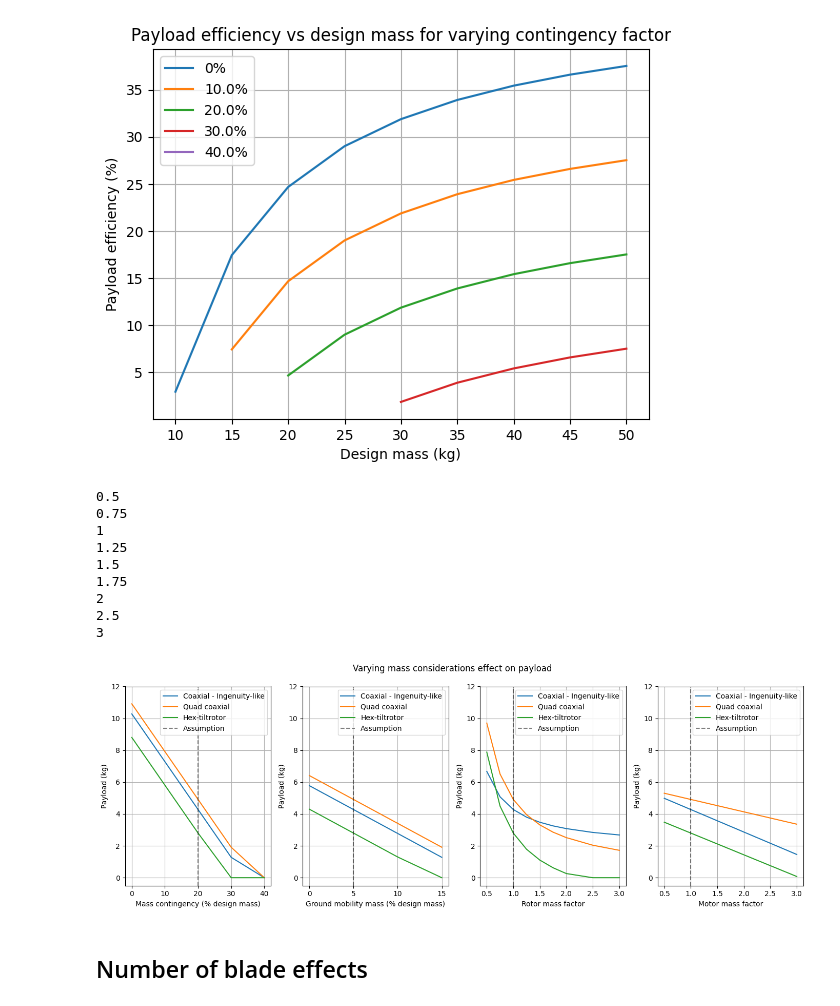
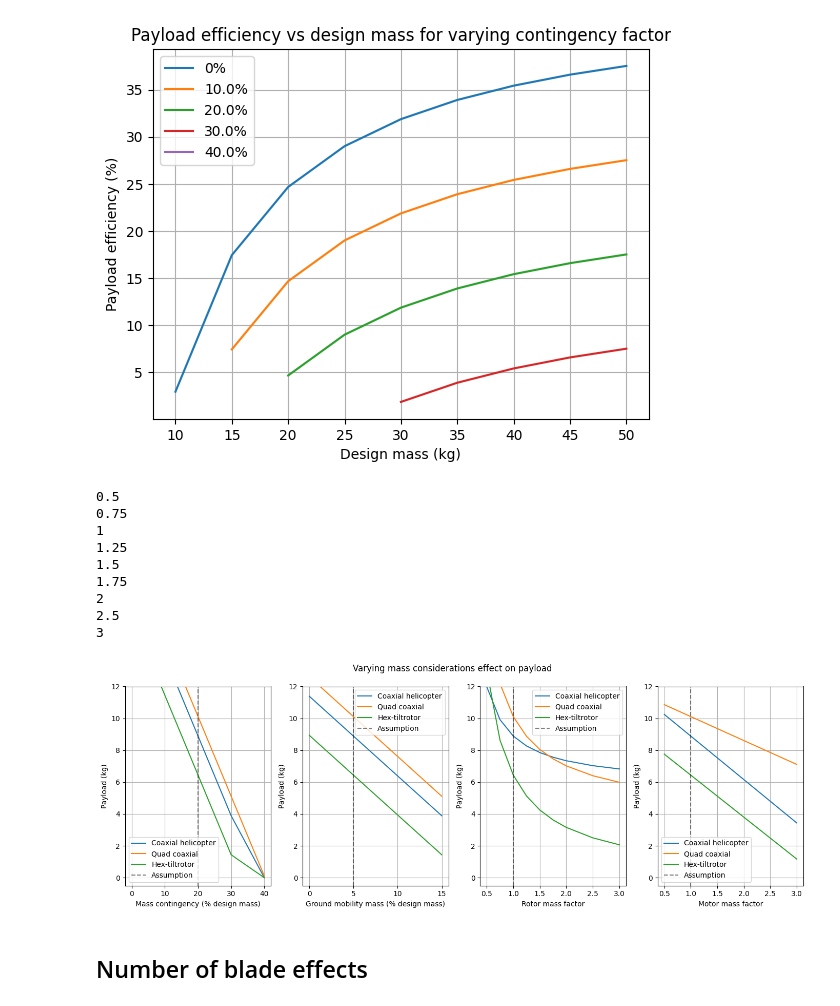
Before and after one commit to bened-wards/multimodal_mars_sampler, a Jupyter notebook: analysis.ipynb, the cells around one changed output. Cells and saved outputs as stored; diff of their text form; code cells hidden in the pictures.

```diff
--- a/analysis.ipynb
+++ b/analysis.ipynb
@@ -20,7 +21,7 @@ design_assumptions = DesignAssumptions()
 # %%
 # design_constraints.MAX_DIAMETER = 1000
 
-coaxial = CoaxialRotorcraft("Coaxial - Ingenuity-like", 2, 4, mission_scenario, design_constraints, design_assumptions)
+coaxial = CoaxialRotorcraft("Coaxial helicopter", 2, 4, mission_scenario, design_constraints, design_assumptions)
 quad = ConventionalRotorcraft("Quadcopter", 4, 4, mission_scenario, design_constraints, design_assumptions)
 hex = ConventionalRotorcraft("Hexcopter", 6, 4, mission_scenario, design_constraints, design_assumptions)
 octo = ConventionalRotorcraft("Octocopter", 8, 4, mission_scenario, design_constraints, design_assumptions)
@@ -202,7 +206,7 @@ plt.show()
 
 
 fig, (ax1,ax2,ax3,ax4) = plt.subplots(1, 4, figsize=(14,5))
-design_mass = 30
+design_mass = 50
 MAX_DIAMETER = 1000
 contingencies = [0, 0.1, 0.2, 0.3, 0.4]
 aircrafts = [coaxial, quad_coaxial, tiltrotor]
@@ -211,7 +215,7 @@ design_assumptions = DesignAssumptions()
 payloads_data = {aircraft.name: [] for aircraft in aircrafts}
 for contingency in contingencies:
     design_constraints.CONTINGENCY_WEIGHT_FACTOR = contingency
-    coaxial = CoaxialRotorcraft("Coaxial - Ingenuity-like", 2, 4, mission_scenario, design_constraints, design_assumptions)
+    coaxial = CoaxialRotorcraft("Coaxial helicopter", 2, 4, mission_scenario, design_constraints, design_assumptions)
     quad_coaxial = CoaxialRotorcraft("Quad coaxial", 8, 4, mission_scenario, design_constraints, design_assumptions)
     tiltrotor = TiltRotorcraft("Hex-tiltrotor", 6, 4, 4, mission_scenario, design_constraints, design_assumptions)
     aircrafts = [coaxial, quad_coaxial, tiltrotor]
@@ -238,7 +242,7 @@ gm_props = [0, 0.01, 0.02, 0.05, 0.08, 0.1, 0.15]
 payloads_data = {aircraft.name: [] for aircraft in aircrafts}
 for gm_prop in gm_props:
     design_assumptions.GROUND_MOBILITY_MASS_PROPORTION = gm_prop
-    coaxial = CoaxialRotorcraft("Coaxial - Ingenuity-like", 2, 4, mission_scenario, design_constraints, design_assumptions)
+    coaxial = CoaxialRotorcraft("Coaxial helicopter", 2, 4, mission_scenario, design_constraints, design_assumptions)
     quad_coaxial = CoaxialRotorcraft("Quad coaxial", 8, 4, mission_scenario, design_constraints, design_assumptions)
     tiltrotor = TiltRotorcraft("Hex-tiltrotor", 6, 4, 4, mission_scenario, design_constraints, design_assumptions)
     aircrafts = [coaxial, quad_coaxial, tiltrotor]
@@ -264,7 +268,7 @@ rotor_mass_factors = [0.5, 0.75, 1, 1.25, 1.5, 1.75, 2, 2.5, 3]
 payloads_data = {aircraft.name: [] for aircraft in aircrafts}
 for rotor_mass_factor in rotor_mass_factors:
     design_assumptions.ROTOR_MASS_FACTOR = rotor_mass_factor
-    coaxial = CoaxialRotorcraft("Coaxial - Ingenuity-like", 2, 4, mission_scenario, design_constraints, design_assumptions)
+    coaxial = CoaxialRotorcraft("Coaxial helicopter", 2, 4, mission_scenario, design_constraints, design_assumptions)
     quad_coaxial = CoaxialRotorcraft("Quad coaxial", 8, 4, mission_scenario, design_constraints, design_assumptions)
     tiltrotor = TiltRotorcraft("Hex-tiltrotor", 6, 4, 4, mission_scenario, design_constraints, design_assumptions)
     aircrafts = [coaxial, quad_coaxial, tiltrotor]
@@ -291,7 +295,7 @@ payloads_data = {aircraft.name: [] for aircraft in aircrafts}
 for motor_mass_factor in motor_mass_factors:
     design_assumptions.MOTOR_MASS_FACTOR = motor_mass_factor
     print(design_assumptions.MOTOR_MASS_FACTOR)
-    coaxial = CoaxialRotorcraft("Coaxial - Ingenuity-like", 2, 4, mission_scenario, design_constraints, design_assumptions)
+    coaxial = CoaxialRotorcraft("Coaxial helicopter", 2, 4, mission_scenario, design_constraints, design_assumptions)
     quad_coaxial = CoaxialRotorcraft("Quad coaxial", 8, 4, mission_scenario, design_constraints, design_assumptions)
     tiltrotor = TiltRotorcraft("Hex-tiltrotor", 6, 4, 4, mission_scenario, design_constraints, design_assumptions)
     aircrafts = [coaxial, quad_coaxial, tiltrotor]
@@ -302,34 +306,34 @@ for motor_mass_factor in motor_mass_factors:
         except ValueError:
             payload = 0
         payloads.append(payload)
     for i, payload in enumerate(payloads):
         payloads_data[aircrafts[i].name].append(payload)
 for name, payloads in payloads_data.items():
     ax4.plot(motor_mass_factors, payloads, label=f"{name}")
 ax4.axvline(x=1.0, color='black', linestyle='--', alpha=0.5, label="Assumption")
 ax4.set_xlabel("Motor mass factor")
 ax4.set_ylabel("Payload (kg)")
 ax4.grid(True)
 ax4.legend()
 
 ax1.set_ylim(-0.5,12)
 ax2.set_ylim(-0.5,12)
 ax3.set_ylim(-0.5,12)
 ax4.set_ylim(-0.5,12)
 plt.suptitle("Varying mass considerations effect on payload")
 plt.tight_layout()
 plt.show()
 # %% [output]
 0.5
 0.75
 1
 1.25
 1.5
 1.75
 2
 2.5
 3
-[figure, old version]
+[figure, new version]
 # %% [markdown]
 ## Number of blade effects
 # %%
```
Also changed, not shown: parts of 9 cells of this notebook, 2 other files.
